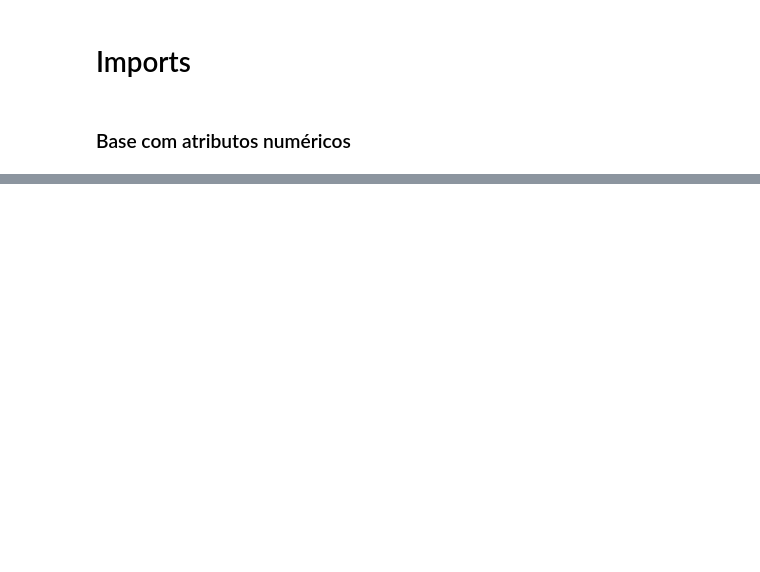
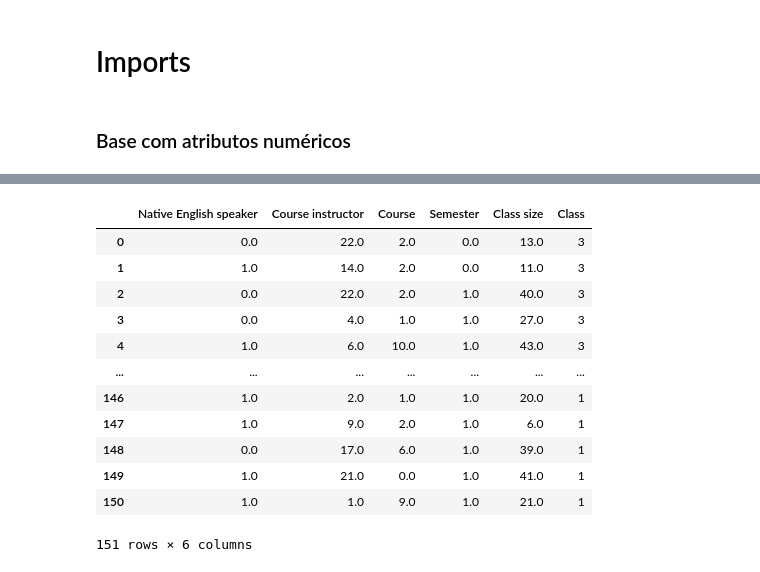
Before and after one commit to clebsonluiz/UAST-2021.1-REC-PAD, a Jupyter notebook: REC-PAD-2021_1 TAE.ipynb, the cells around one changed output, grey strips where cells are left out. Cells and saved outputs as stored; diff of their text form; code cells hidden in the pictures; blank space fills up the shorter version.

```diff
--- a/REC-PAD-2021_1 TAE.ipynb
+++ b/REC-PAD-2021_1 TAE.ipynb
@@ -65,3 +64,30 @@ dtype: object
 #                          columns=[],
 #                          prefix=[])
 # tae
+# %%
+from sklearn.preprocessing import OrdinalEncoder
+atributos = [
+                            "Native English speaker",
+                            "Course instructor",
+                            "Course",
+                            "Semester",
+                            "Class size"
+                      ]
+enc = OrdinalEncoder()
+enc.fit(tae[atributos])
+tae[atributos] = enc.transform(tae[atributos])
+tae
+# %% [output]
+|  | Native English speaker | Course instructor | Course | Semester | Class size | Class |
+| 0 | 0.0 | 22.0 | 2.0 | 0.0 | 13.0 | 3 |
+| 1 | 1.0 | 14.0 | 2.0 | 0.0 | 11.0 | 3 |
+| 2 | 0.0 | 22.0 | 2.0 | 1.0 | 40.0 | 3 |
+| 3 | 0.0 | 4.0 | 1.0 | 1.0 | 27.0 | 3 |
+| 4 | 1.0 | 6.0 | 10.0 | 1.0 | 43.0 | 3 |
+| ... | ... | ... | ... | ... | ... | ... |
+| 146 | 1.0 | 2.0 | 1.0 | 1.0 | 20.0 | 1 |
+| 147 | 1.0 | 9.0 | 2.0 | 1.0 | 6.0 | 1 |
+| 148 | 0.0 | 17.0 | 6.0 | 1.0 | 39.0 | 1 |
+| 149 | 1.0 | 21.0 | 0.0 | 1.0 | 41.0 | 1 |
+| 150 | 1.0 | 1.0 | 9.0 | 1.0 | 21.0 | 1 |
+151 rows × 6 columns
```
Also changed, not shown: parts of 16 cells of this notebook, 4 other files.
